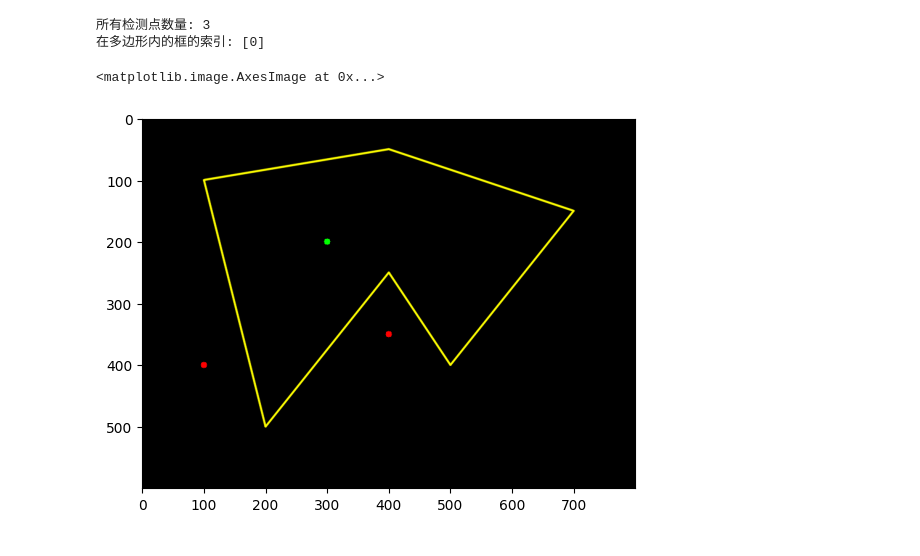
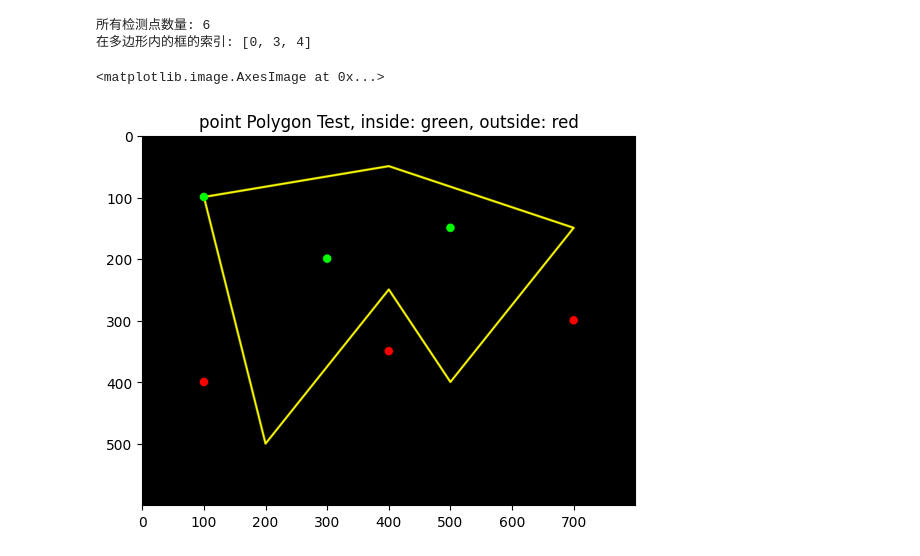
Before and after one commit to NagatoYuki0943/opencv-learn, a Jupyter notebook: python/pointPolygonTest.ipynb, the cells around one changed output. Drawn from its saved outputs; the diff is of its cells as text; code cells hidden in the pictures.

Commit message:
update pointPolygonTest

```diff
--- a/python/pointPolygonTest.ipynb
+++ b/python/pointPolygonTest.ipynb
@@ -51,37 +51,41 @@ polygon_points = np.array([
     [700, 150],
     [500, 400],
     [400, 250], # 制造凹陷的顶点
-    [200, 500]
+    [200, 500],
 ], dtype=np.float32)
 
 # 3. 定义一组检测点
 points = np.array([
     [300, 200],
     [100, 400],
     [400, 350],
+    [500, 150],
+    [100, 100],
+    [700, 300],
 ], dtype=np.float32)
 
 # 4. 执行过滤算法
 inside_indices = filter_boxes_in_polygon(points, polygon_points)
 print(f"所有检测点数量: {len(points)}")
 print(f"在多边形内的框的索引: {inside_indices}")
 
 # 5. 可视化绘制
 # 画出多边形 (黄色)
 draw_closed_polygon(image, polygon_points, color=(0, 255, 255), thickness=2)
 
 # 画出所有的检测框和中心点
 for i, point in enumerate(points):
     center_x = int(point[0])
     center_y = int(point[1])
 
     # 如果在多边形内，框画绿色；在外面，框画红色
     color = (0, 255, 0) if i in inside_indices else (0, 0, 255)
-    cv2.circle(image, (center_x, center_y), 5, color, -1) # 画实心中心点
+    cv2.circle(image, (center_x, center_y), 7, color, -1) # 画实心中心点
 
+plt.title("point Polygon Test, inside: green, outside: red")
 plt.imshow(cv2.cvtColor(image, cv2.COLOR_BGR2RGB))
 # %% [output]
-所有检测点数量: 3
-在多边形内的框的索引: [0]
+所有检测点数量: 6
+在多边形内的框的索引: [0, 3, 4]
 <matplotlib.image.AxesImage at 0x...>
-[figure, old version]
+[figure, new version]
```
